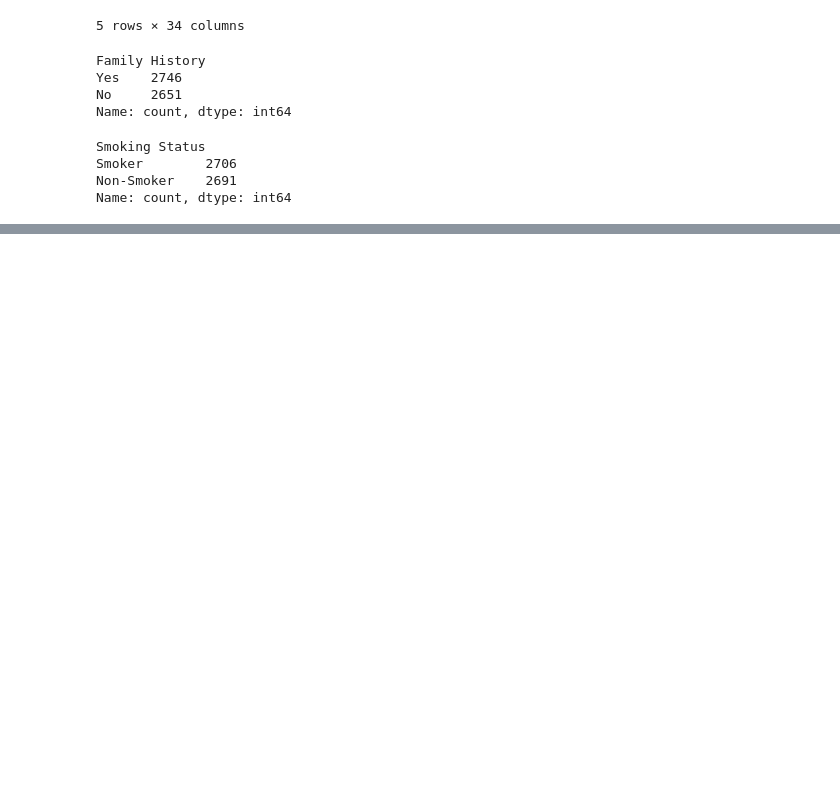
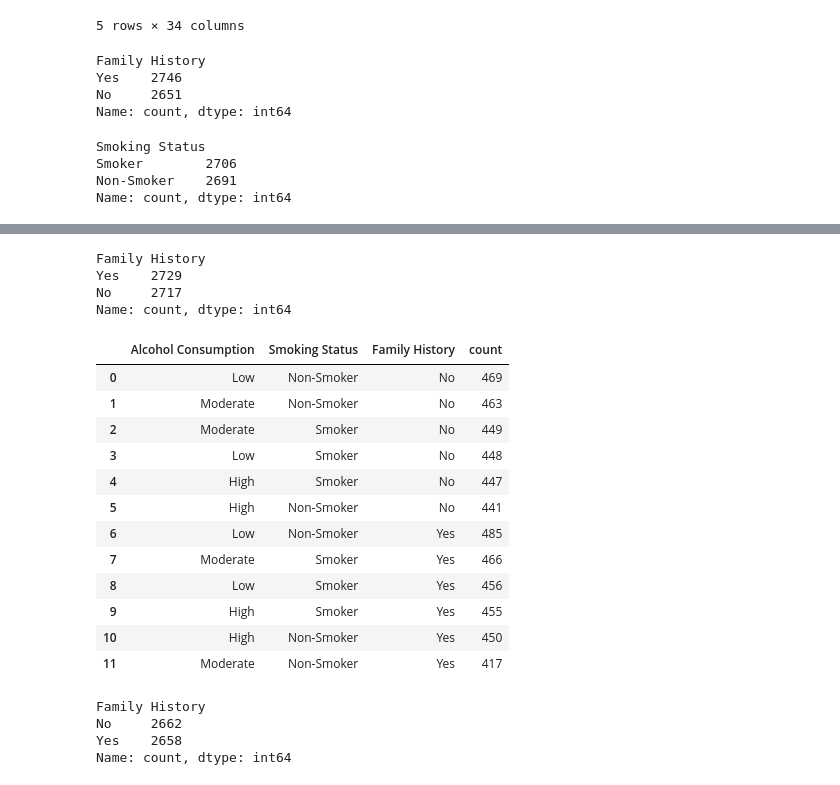
Before and after one commit to darren-coder/project-one, a Jupyter notebook: Darren_type2/Darren_type2_data.ipynb, the cells around one changed output, grey strips where cells are left out. Saved outputs shown, nothing was run; the diff lists cells and outputs as text; code cells hidden in the pictures; blank space fills up the shorter version.

```diff
--- a/Darren_type2/Darren_type2_data.ipynb
+++ b/Darren_type2/Darren_type2_data.ipynb
@@ -201,0 +113,40 @@ Name: count, dtype: int64
+# %%
+type1_df = original_data[original_data['Target'] == 'Type 1 Diabetes']
+type1_df.reset_index()
+type1_df.value_counts('Family History')
+# %% [output]
+Family History
+Yes    2729
+No     2717
+Name: count, dtype: int64
+# %%
+lifestyle_factors_type1_df = type1_df[['Alcohol Consumption','Smoking Status','Family History']]
+lifestyle_factors_type1_df.reset_index(drop=True)
+type1_numbers = pd.DataFrame(lifestyle_factors_type1_df.value_counts())
+type1_numbers = type1_numbers.sort_values(by=['Family History']).reset_index()
+type1_numbers_df = pd.DataFrame(type1_numbers)
+
+type1_numbers_df
+# %% [output]
+|  | Alcohol Consumption | Smoking Status | Family History | count |
+| 0 | Low | Non-Smoker | No | 469 |
+| 1 | Moderate | Non-Smoker | No | 463 |
+| 2 | Moderate | Smoker | No | 449 |
+| 3 | Low | Smoker | No | 448 |
+| 4 | High | Smoker | No | 447 |
+| 5 | High | Non-Smoker | No | 441 |
+| 6 | Low | Non-Smoker | Yes | 485 |
+| 7 | Moderate | Smoker | Yes | 466 |
+| 8 | Low | Smoker | Yes | 456 |
+| 9 | High | Smoker | Yes | 455 |
+| 10 | High | Non-Smoker | Yes | 450 |
+| 11 | Moderate | Non-Smoker | Yes | 417 |
+# %%
+type3c_df = original_data[original_data['Target'] == 'Type 3c Diabetes (Pancreatogenic Diabetes)']
+type3c_df.reset_index()
+type3c_df.value_counts('Family History')
+# %% [output]
+Family History
+No     2662
+Yes    2658
+Name: count, dtype: int64
```
Also changed, not shown: parts of 28 cells of this notebook.
